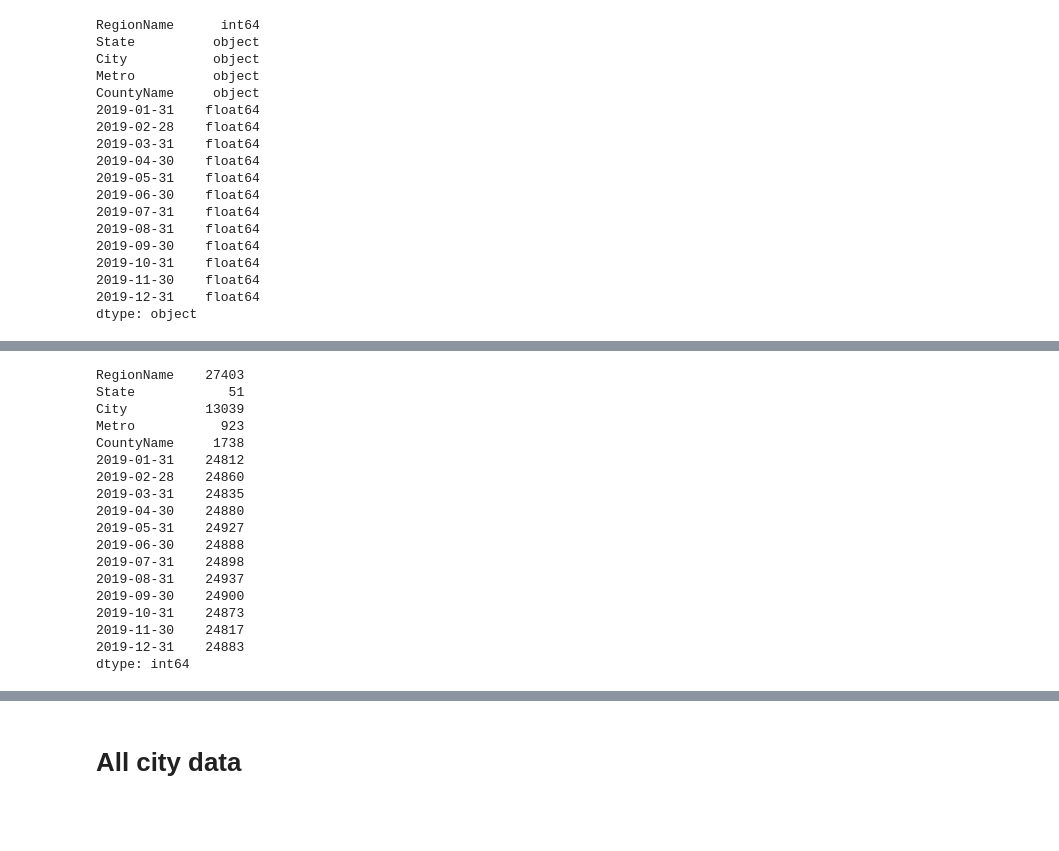
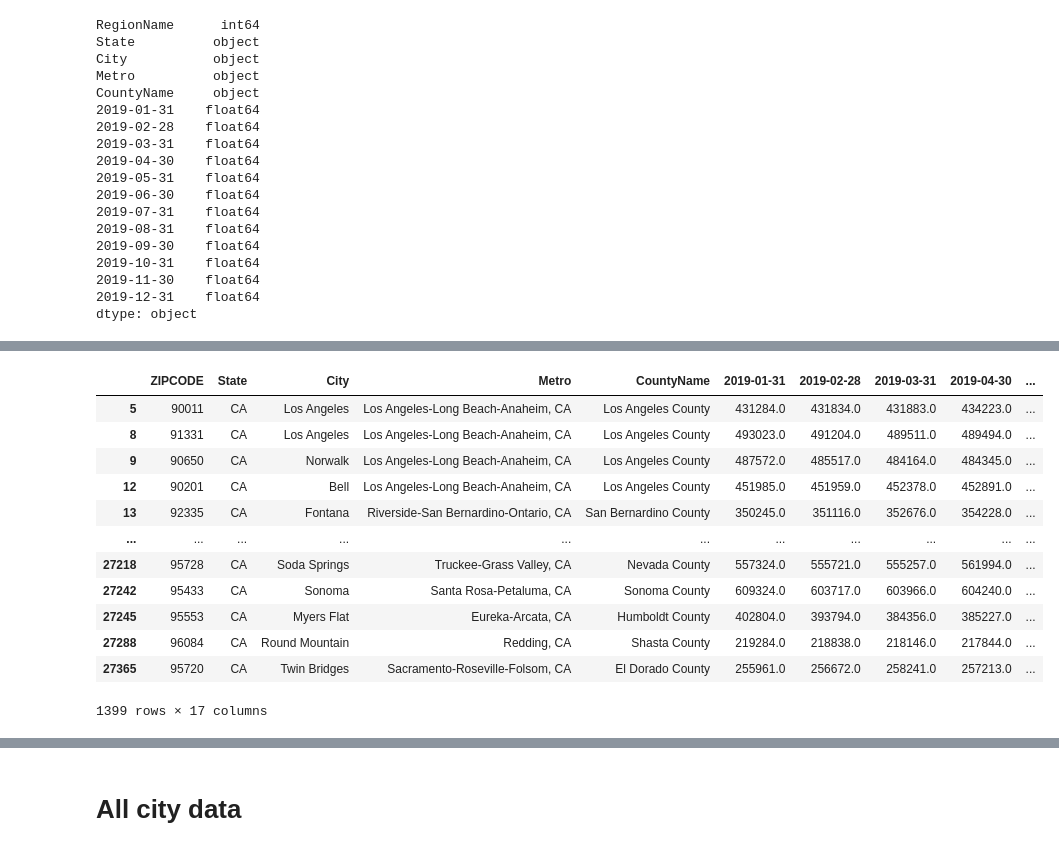
Before and after one commit to speddings/crime_housing_analysis, a Jupyter notebook: crime_housing_data.ipynb, the cells around one changed output, grey strips where cells are left out. Cells and saved outputs as stored; diff of their text form; code cells hidden in the pictures; blank space fills up the shorter version.

```diff
--- a/crime_housing_data.ipynb
+++ b/crime_housing_data.ipynb
@@ -529,9 +278,9 @@ ca_zip_df.head()
 | 3 | 11368 | NY | New York | New York-Newark-Jersey City, NY-N... | Queens County | 568912.0 | 571854.0 | 574314.0 | 575327.0 | ... |
 | 4 | 11385 | NY | New York | New York-Newark-Jersey City, NY-N... | Queens County | 707240.0 | 707848.0 | 707917.0 | 707800.0 | ... |
 # %%
-# drop all ROWS not CA (retain all CA rows)
-ca_zip_df_filter = ca_zip_df[ca_zip_df['State']=='CA']
-ca_zip_df_filter.head()
+# 1-drop all ROWS not CA (retain all CA rows)
+clean_ca_housing = ca_zip_df[ca_zip_df['State']=='CA']
+clean_ca_housing.head()
 # %% [output]
 |  | RegionName | State | City | Metro | CountyName | 2019-01-31 | 2019-02-28 | 2019-03-31 | 2019-04-30 | ... |
 | 5 | 90011 | CA | Los Angeles | Los Angeles-Long Beach-Anaheim, CA | Los Angeles County | 431284.0 | 431834.0 | 431883.0 | 434223.0 | ... |
@@ -539,3 +288,7 @@ ca_zip_df_filter.head()
 | 9 | 90650 | CA | Norwalk | Los Angeles-Long Beach-Anaheim, CA | Los Angeles County | 487572.0 | 485517.0 | 484164.0 | 484345.0 | ... |
 | 12 | 90201 | CA | Bell | Los Angeles-Long Beach-Anaheim, CA | Los Angeles County | 451985.0 | 451959.0 | 452378.0 | 452891.0 | ... |
 | 13 | 92335 | CA | Fontana | Riverside-San Bernardino-Ontario, CA | San Bernardino County | 350245.0 | 351116.0 | 352676.0 | 354228.0 | ... |
+# %%
+# 1-drop rows with NULLS
+clean_ca_housing = clean_ca_housing.dropna()
+clean_ca_housing.head()
@@ -581,6 +324,6 @@ ca_zip_df_filter.dropna()
 # %%
-# change column lables
+# 2- relable column headers
 # df = df.rename(columns={'oldName1': 'newName1', 'oldName2': 'newName2'})
-ca_zip_df_filter.rename(columns={'RegionName':'ZIPCODE'}, inplace=True)
-ca_zip_df_filter.head()
+clean_ca_housing.rename(columns={'RegionName':'ZIPCODE'}, inplace=True)
+clean_ca_housing.head()
 # %% [output]
@@ -619,22 +336,17 @@ dtype: int64
-# %%
-# count unique values in each column
-ca_zip_df.nunique()
-# %% [output]
-RegionName    27403
-State            51
-City          13039
-Metro           923
-CountyName     1738
-2019-01-31    24812
-2019-02-28    24860
-2019-03-31    24835
-2019-04-30    24880
-2019-05-31    24927
-2019-06-30    24888
-2019-07-31    24898
-2019-08-31    24937
-2019-09-30    24900
-2019-10-31    24873
-2019-11-30    24817
-2019-12-31    24883
-dtype: int64
+# %%
+# 3-drop any null values
+clean_ca_housing.dropna()
+# %% [output]
+|  | ZIPCODE | State | City | Metro | CountyName | 2019-01-31 | 2019-02-28 | 2019-03-31 | 2019-04-30 | ... |
+| 5 | 90011 | CA | Los Angeles | Los Angeles-Long Beach-Anaheim, CA | Los Angeles County | 431284.0 | 431834.0 | 431883.0 | 434223.0 | ... |
+| 8 | 91331 | CA | Los Angeles | Los Angeles-Long Beach-Anaheim, CA | Los Angeles County | 493023.0 | 491204.0 | 489511.0 | 489494.0 | ... |
+| 9 | 90650 | CA | Norwalk | Los Angeles-Long Beach-Anaheim, CA | Los Angeles County | 487572.0 | 485517.0 | 484164.0 | 484345.0 | ... |
+| 12 | 90201 | CA | Bell | Los Angeles-Long Beach-Anaheim, CA | Los Angeles County | 451985.0 | 451959.0 | 452378.0 | 452891.0 | ... |
+| 13 | 92335 | CA | Fontana | Riverside-San Bernardino-Ontario, CA | San Bernardino County | 350245.0 | 351116.0 | 352676.0 | 354228.0 | ... |
+| ... | ... | ... | ... | ... | ... | ... | ... | ... | ... | ... |
+| 27218 | 95728 | CA | Soda Springs | Truckee-Grass Valley, CA | Nevada County | 557324.0 | 555721.0 | 555257.0 | 561994.0 | ... |
+| 27242 | 95433 | CA | Sonoma | Santa Rosa-Petaluma, CA | Sonoma County | 609324.0 | 603717.0 | 603966.0 | 604240.0 | ... |
+| 27245 | 95553 | CA | Myers Flat | Eureka-Arcata, CA | Humboldt County | 402804.0 | 393794.0 | 384356.0 | 385227.0 | ... |
+| 27288 | 96084 | CA | Round Mountain | Redding, CA | Shasta County | 219284.0 | 218838.0 | 218146.0 | 217844.0 | ... |
+| 27365 | 95720 | CA | Twin Bridges | Sacramento-Roseville-Folsom, CA | El Dorado County | 255961.0 | 256672.0 | 258241.0 | 257213.0 | ... |
+1399 rows × 17 columns
```
Also changed, not shown: parts of 42 cells of this notebook.
